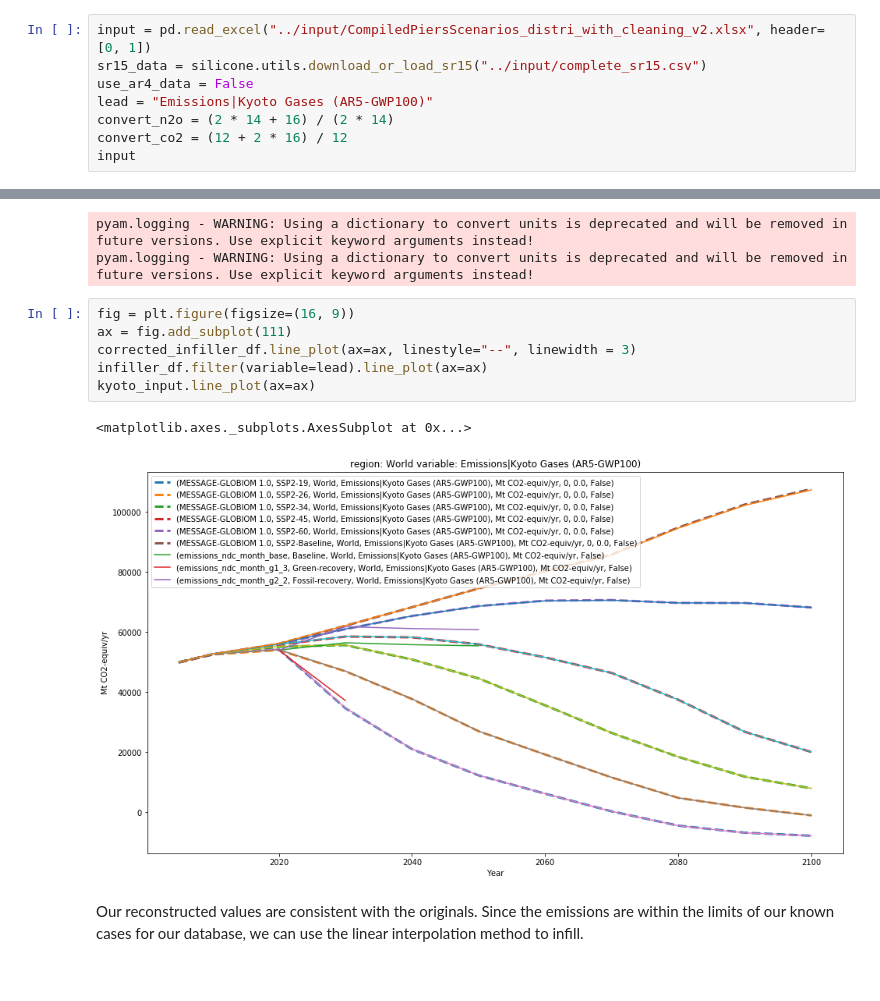
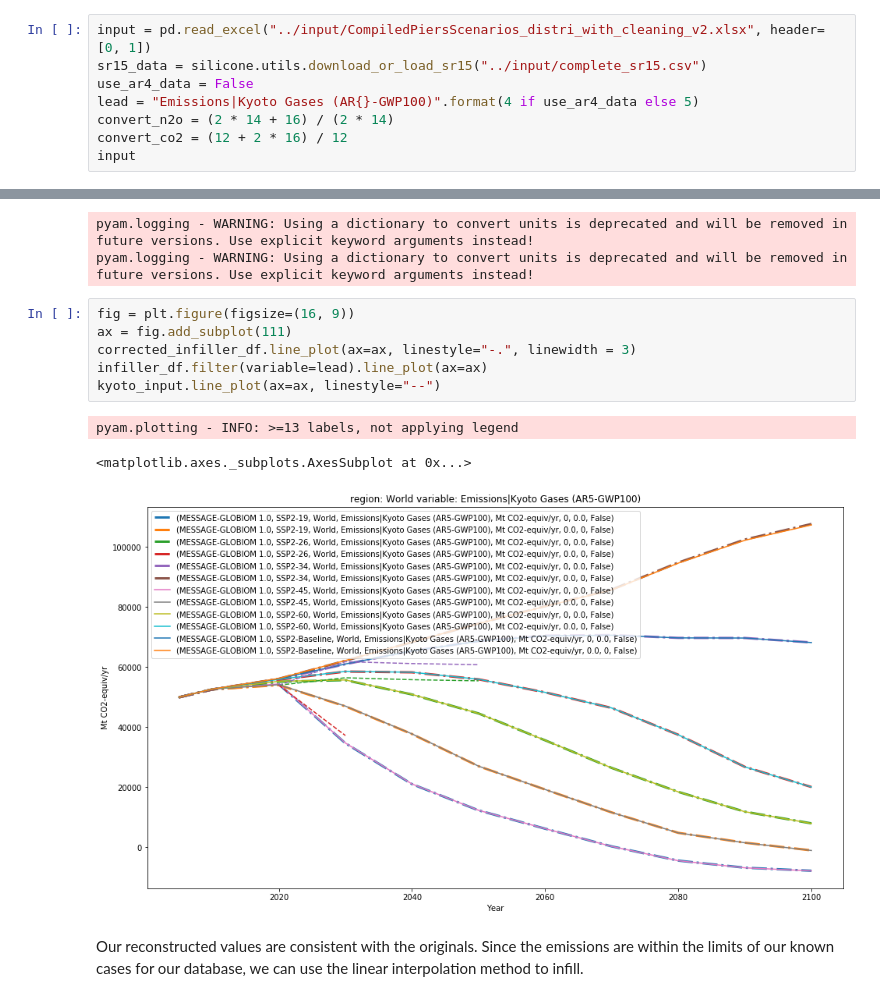
Before and after one commit to GranthamImperial/silicone_examples, a Jupyter notebook: notebooks/InfillingCovidResponse.ipynb, the cells around one changed output, grey strips where cells are left out. Drawn from its saved outputs; the diff is of its cells as text.

```diff
--- a/notebooks/InfillingCovidResponse.ipynb
+++ b/notebooks/InfillingCovidResponse.ipynb
@@ -15,7 +15,7 @@ pyam - INFO: Running in a notebook, setting `pyam` logging level to `logging.INF
 input = pd.read_excel("../input/CompiledPiersScenarios_distri_with_cleaning_v2.xlsx", header=[0, 1])
 sr15_data = silicone.utils.download_or_load_sr15("../input/complete_sr15.csv")
 use_ar4_data = False
-lead = "Emissions|Kyoto Gases (AR5-GWP100)"
+lead = "Emissions|Kyoto Gases (AR{}-GWP100)".format(4 if use_ar4_data else 5)
 convert_n2o = (2 * 14 + 16) / (2 * 14)
 convert_co2 = (12 + 2 * 16) / 12
 input
@@ -187,12 +189,13 @@ pyam.logging - WARNING: Using a dictionary to convert units is deprecated and wi
 # %%
 fig = plt.figure(figsize=(16, 9))
 ax = fig.add_subplot(111)
-corrected_infiller_df.line_plot(ax=ax, linestyle="--", linewidth = 3)
+corrected_infiller_df.line_plot(ax=ax, linestyle="-.", linewidth = 3)
 infiller_df.filter(variable=lead).line_plot(ax=ax)
-kyoto_input.line_plot(ax=ax)
+kyoto_input.line_plot(ax=ax, linestyle="--")
 # %% [output]
-<matplotlib.axes._subplots.AxesSubplot at 0x...>
+pyam.plotting - INFO: >=13 labels, not applying legend
+<matplotlib.axes._subplots.AxesSubplot at 0x...>
-[figure, old version]
+[figure, new version]
 # %% [markdown]
 Our reconstructed values are consistent with the originals. Since the emissions are within the limits of our known cases for our database, we can use the linear interpolation method to infill.
 # %%
```
Also changed, not shown: parts of 17 cells of this notebook.
